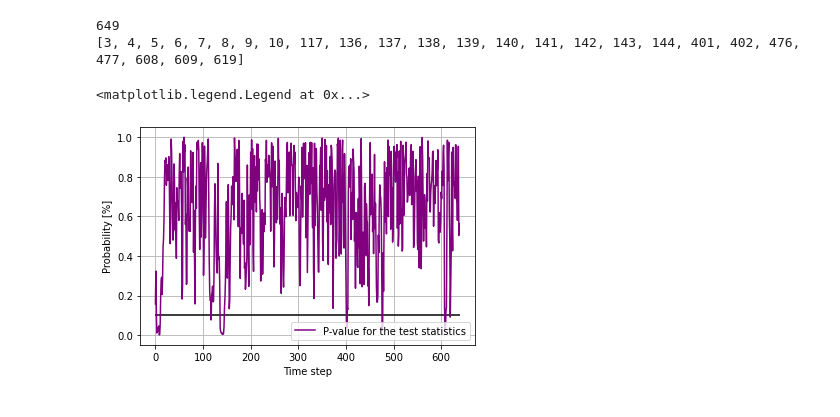
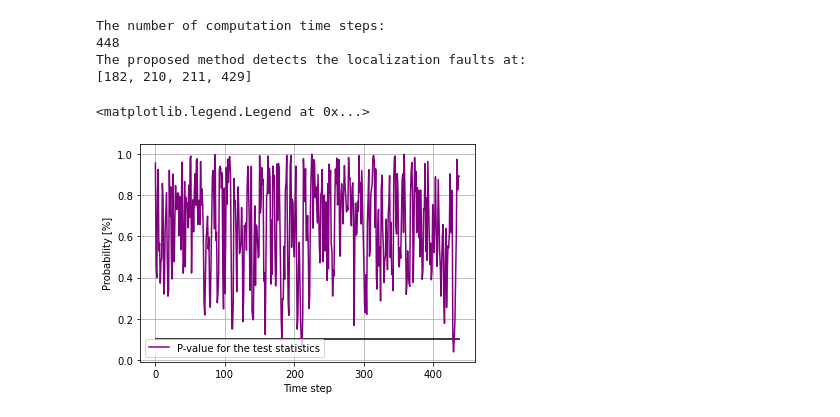
Before and after one commit to Liang-Sun85/Robust_Fault_Detector, a Jupyter notebook: RobustDetector.ipynb, the cells around one changed output. Saved outputs shown, nothing was run; the diff lists cells and outputs as text; code cells hidden in the pictures.

```diff
--- a/RobustDetector.ipynb
+++ b/RobustDetector.ipynb
@@ -8,12 +8,11 @@ from scipy import stats
 
 index = 0
 lineIndex = 0
-sampleNumber = 1947
+sampleNumber = 1344
 positionSet = np.empty((sampleNumber,3))
-file_object = open('E:/python-workspace/experiment1.txt', encoding = 'utf-8')
+file_object = open('E:/python-workspace/experiment2.txt', encoding = 'utf-8')
 for line in file_object:
     if ((lineIndex % 5) == 2 or (lineIndex % 5) == 3 or (lineIndex % 5) == 4):
-        #print(index)
         line = line.split(',')
         positionSet[(index,0)]=line[-3]
         positionSet[(index,1)]=line[-2]
@@ -24,7 +23,6 @@ for line in file_object:
 '''
 for line in file_object:
     if ((lineIndex % 6) == 2 or (lineIndex % 6) == 4 or (lineIndex % 6) == 5):
-        #print(index)
         line = line.split(',')
         positionSet[(index,0)]=line[-3]
         positionSet[(index,1)]=line[-2]
@@ -41,6 +39,7 @@ encoderSet = encoderSet.reset_index()
 localizationSet = pd.DataFrame(testSet, index = localization)
 localizationSet = localizationSet.reset_index()
 experimentNumber = localizationSet.shape[0]
+print("The number of computation time steps:")
 print(experimentNumber)
 
 def displacementGenerated(testDataFrame):
@@ -60,11 +59,8 @@ def sampleAugmentedMean(testList, timestamp):
     meanList = []
     for i in range(timestamp,experimentNumber):
         preindex = i - timestamp
-        #print(preindex)
         sample = testList[preindex:i]
-        #print(sample)
         sampleMean = np.mean(sample)
-        #print(sampleMean)
         meanList.append(sampleMean)
 
     return meanList
@@ -75,8 +71,6 @@ def pValueCompute(testList, timestamp):
         preindex = i - timestamp
         sample = testList[preindex:i]
         statisticalValue = stats.ttest_1samp(sample, 0, axis = 0, nan_policy='propagate', alternative ='two-sided')
-        #print(statisticalValue)
-        #print(statisticalValue.pvalue)
         p = statisticalValue.pvalue
         pvalueList.append(p)
 
@@ -88,41 +82,42 @@ def tTestCompute(testList, timestamp):
         preindex = i - timestamp
         sample = testList[preindex:i]
         statisticalValue = stats.ttest_1samp(sample, 0, axis = 0, nan_policy='propagate', alternative ='two-sided')
-        #print(statisticalValue)
-        #print(statisticalValue.pvalue)
         t = statisticalValue.statistic
         tTestList.append(t)
 
     return tTestList
-
+#The parameters for the recent difference data and the significance level
 timestamp = 10
+level = 0.1
 result2 = tTestCompute(difference, timestamp)
 result3 = pValueCompute(difference, timestamp)
 
 def faultDetector(testList, significanceLevel):
     criticalList = []
     for i in range(0,len(testList)):
         if (testList[i] < significanceLevel):
             criticalList.append(i)
 
     return criticalList
 
-level = 0.1
 criticalpointSet = faultDetector(result3, level)
+print("The proposed method detects the localization faults at:")
 print(criticalpointSet)
 
 pObj = pd.Series(result3)
 x = range(0, len(pObj))
 plt.subplot(1, 1, 1)
 z1=plt.plot(x,pObj, 'purple')
 plt.title('')
 plt.xlabel('Time step')
 plt.ylabel('Probability [%]')
 plt.grid(True)
 plt.hlines(0.1, 0, len(pObj), colors = 'black')
 plt.legend(['P-value for the test statistics'])
 # %% [output]
-649
-[3, 4, 5, 6, 7, 8, 9, 10, 117, 136, 137, 138, 139, 140, 141, 142, 143, 144, 401, 402, 476, 477, 608, 609, 619]
+The number of computation time steps:
+448
+The proposed method detects the localization faults at:
+[182, 210, 211, 429]
 <matplotlib.legend.Legend at 0x...>
-[figure, old version]
+[figure, new version]
```
